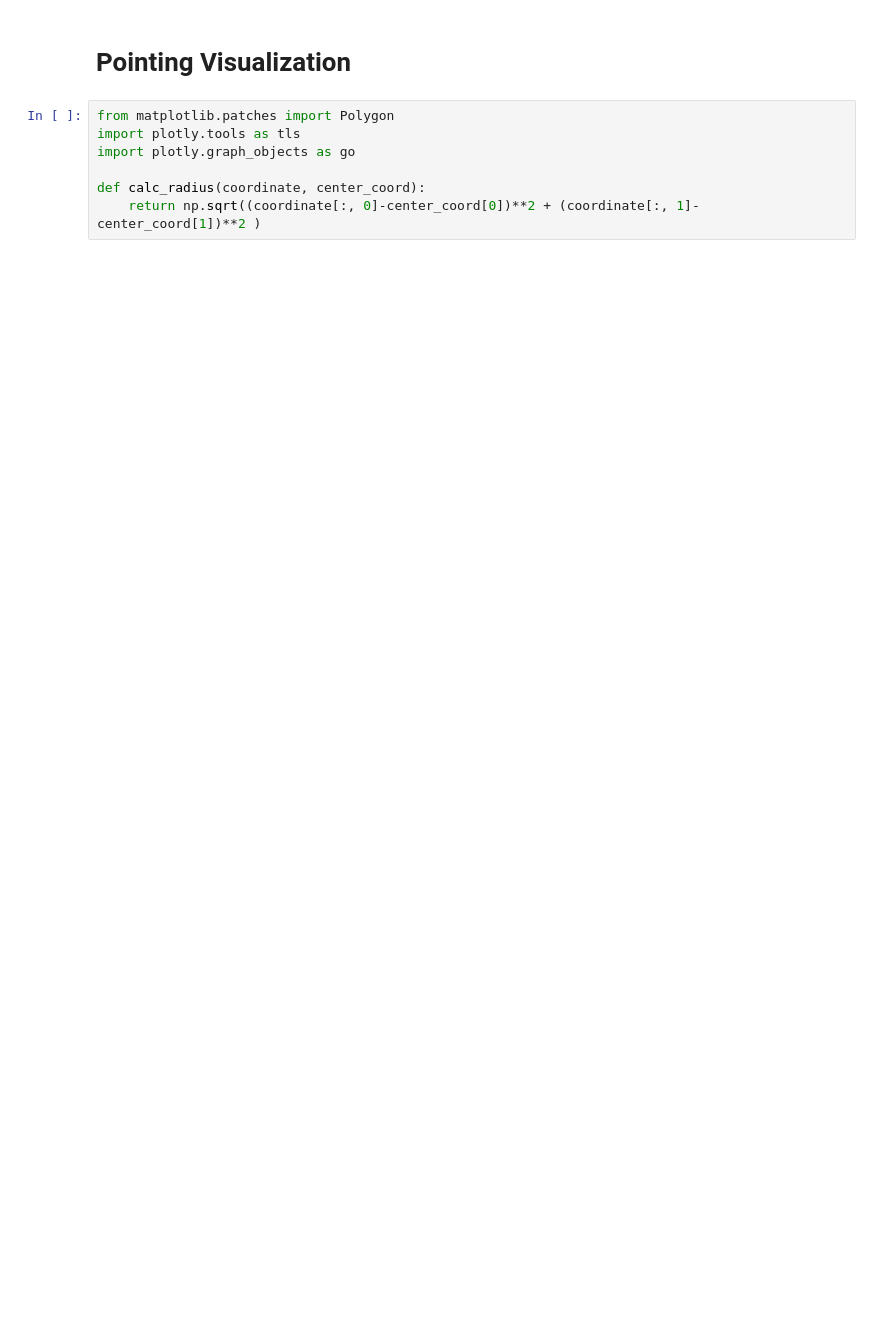
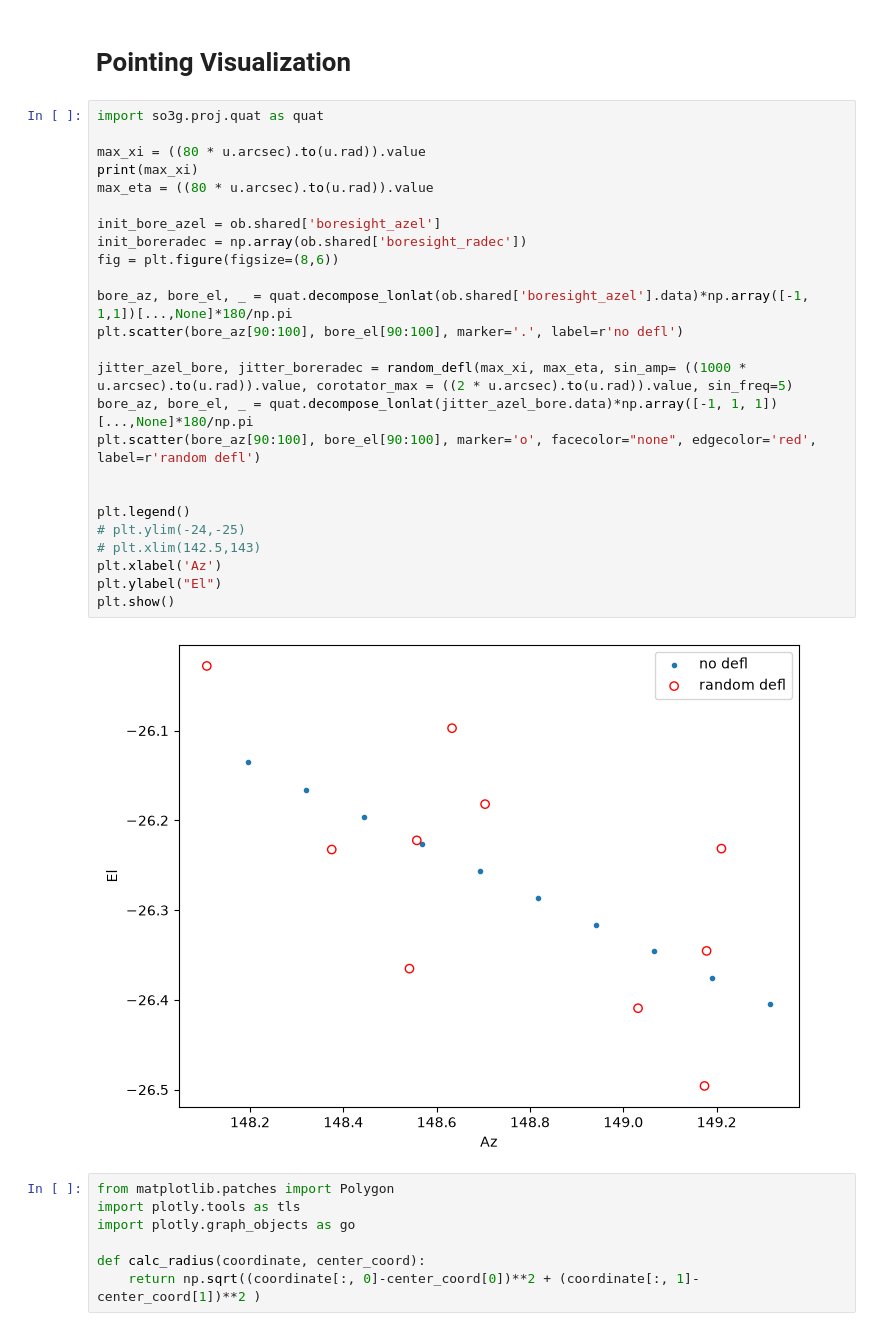
Before and after one commit to henry-e-n/SO_PointingReqs, a Jupyter notebook: toast_tutorial/07_PointingOperators.ipynb, the cells around one changed output. Cells and saved outputs as stored; diff of their text form; blank space fills up the shorter version.

```diff
--- a/toast_tutorial/07_PointingOperators.ipynb
+++ b/toast_tutorial/07_PointingOperators.ipynb
@@ -504,5 +508,32 @@ plt.show()
 # %% [markdown]
 # Pointing Visualization
+# %%
+import so3g.proj.quat as quat
+
+max_xi = ((80 * u.arcsec).to(u.rad)).value
+print(max_xi)
+max_eta = ((80 * u.arcsec).to(u.rad)).value
+
+init_bore_azel = ob.shared['boresight_azel']
+init_boreradec = np.array(ob.shared['boresight_radec'])
+fig = plt.figure(figsize=(8,6))
+
+bore_az, bore_el, _ = quat.decompose_lonlat(ob.shared['boresight_azel'].data)*np.array([-1, 1,1])[...,None]*180/np.pi
+plt.scatter(bore_az[90:100], bore_el[90:100], marker='.', label=r'no defl')
+
+jitter_azel_bore, jitter_boreradec = random_defl(max_xi, max_eta, sin_amp= ((1000 * u.arcsec).to(u.rad)).value, corotator_max = ((2 * u.arcsec).to(u.rad)).value, sin_freq=5)
+bore_az, bore_el, _ = quat.decompose_lonlat(jitter_azel_bore.data)*np.array([-1, 1, 1])[...,None]*180/np.pi
+plt.scatter(bore_az[90:100], bore_el[90:100], marker='o', facecolor="none", edgecolor='red', label=r'random defl')
+
+
+plt.legend()
+# plt.ylim(-24,-25)
+# plt.xlim(142.5,143)
+plt.xlabel('Az')
+plt.ylabel("El")
+plt.show()
+# %% [output]
+[figure, added]
 # %%
 from matplotlib.patches import Polygon
 import plotly.tools as tls
```
Also changed, not shown: parts of 8 cells of this notebook, 34 other files.
